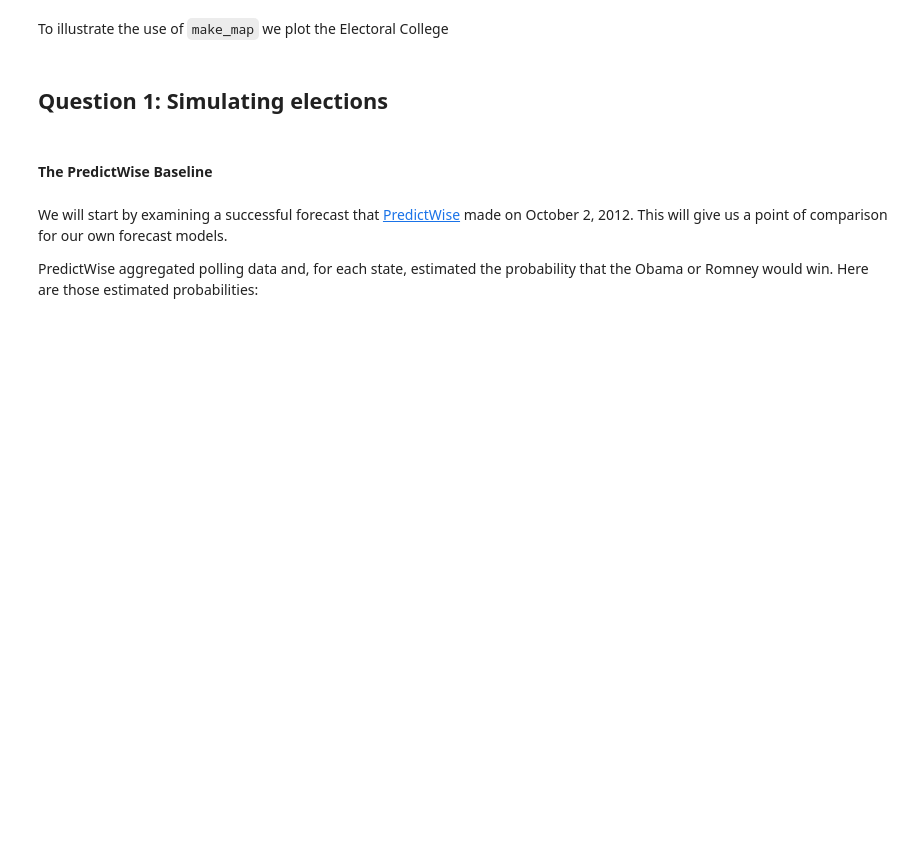
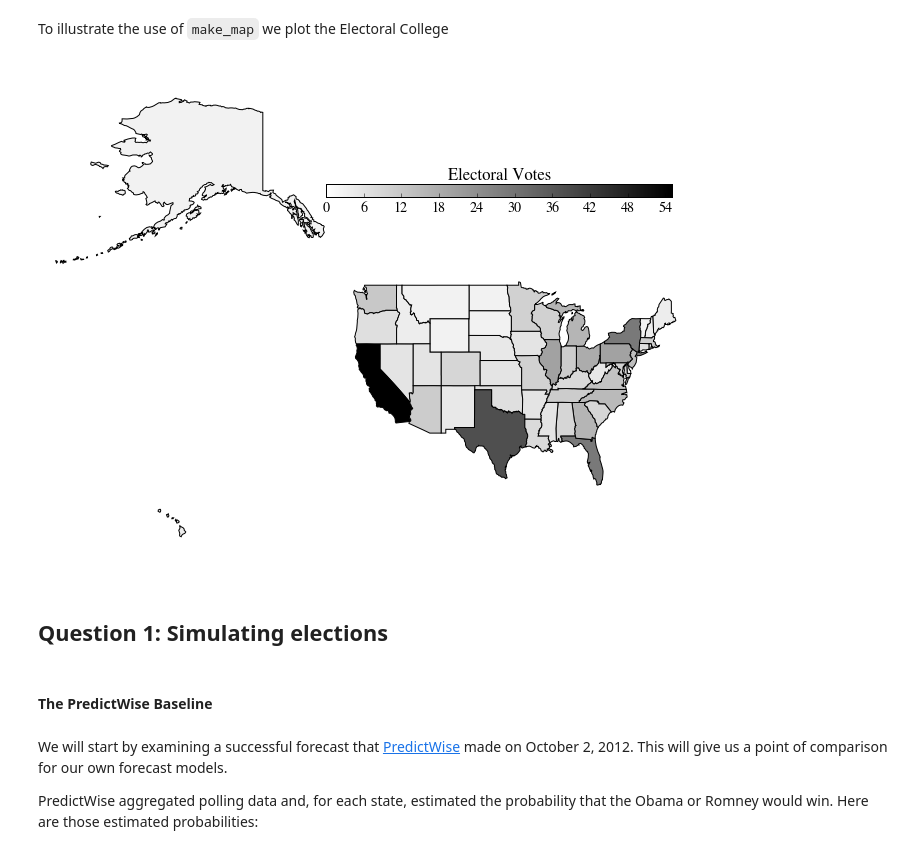
Before and after one commit to gm758/CS109_Coursework, a Jupyter notebook: homework/HW2.ipynb, the cells around one changed output. Saved outputs shown, nothing was run; the diff lists cells and outputs as text; code cells hidden in the pictures; blank space fills up the shorter version.

```diff
--- a/homework/HW2.ipynb
+++ b/homework/HW2.ipynb
@@ -273,7 +274,9 @@ electoral_votes.head()
 # %% [markdown]
 To illustrate the use of `make_map` we plot the Electoral College
 # %%
-make_map(electoral_votes.Votes, "Electoral Vlotes");
+make_map(electoral_votes.Votes, "Electoral Votes");
+# %% [output]
+[figure, added]
 # %% [markdown]
 ## Question 1: Simulating elections
 # %% [markdown]
```
Also changed, not shown: parts of 25 cells of this notebook, 18 other files.
